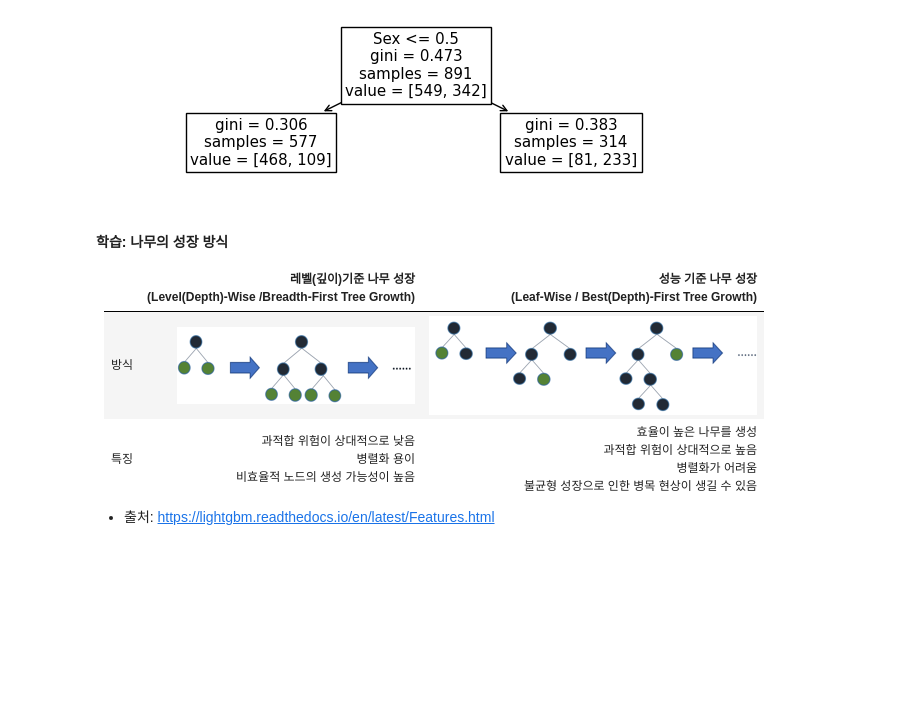
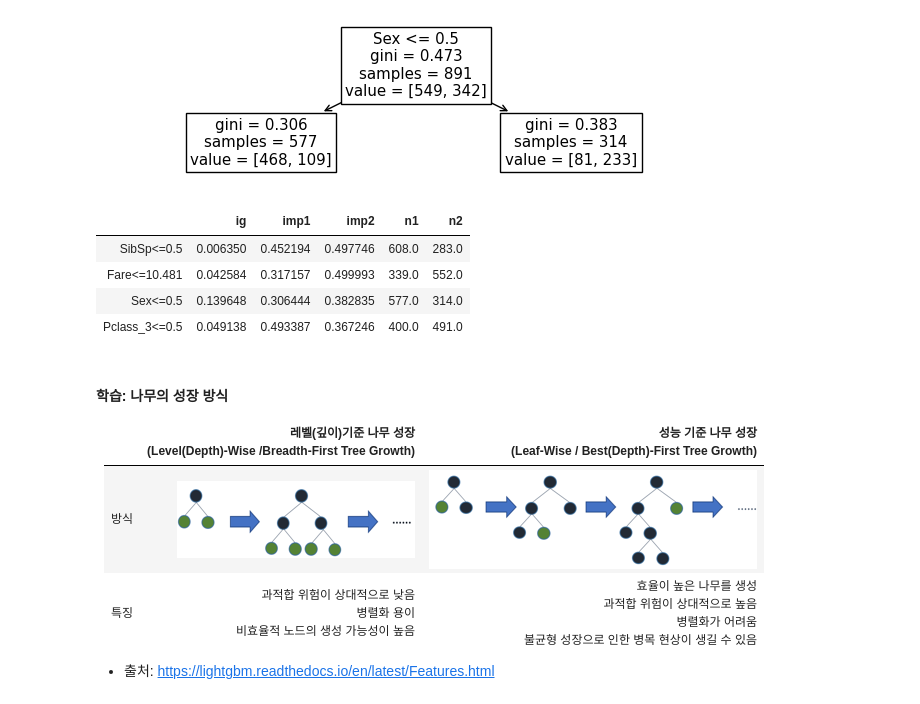
Before and after one commit to sunkusun9/DS_Lv3_elearning, a Jupyter notebook: 13. 비모수적 모델.ipynb, the cells around one changed output. Saved outputs shown, nothing was run; the diff lists cells and outputs as text; code cells hidden in the pictures; blank space fills up the shorter version.

```diff
--- a/13. 비모수적 모델.ipynb
+++ b/13. 비모수적 모델.ipynb
@@ -432,7 +434,8 @@ def ig(df, col, imp_func):
         df_right['n'].rename('n2')
     ], axis=1)
 # %%
-df_imp = ig(df_titanic, 'Pclass_1', entropy)
+df_imp = ig(df_titanic['Pclass_1'], df_titanic['Survived'], entropy)
+display(df_imp)
 # 최대 불순도 감소를 보인 분기점을 구합니다.
 df_imp.loc[df_imp['ig'].idxmax()]
 # %% [output]
@@ -446,7 +452,9 @@ Name: (-inf, 0.5], dtype: float64
 max_ig = list()
 # 모든 변수에서 최적의 분기점(불순도 감소가 가장 큰)을 구합니다.
 for i in X_all:
-    df_imp = ig(df_titanic, i, gini)
+    df_imp = ig(df_titanic[i], df_titanic['Survived'], gini)
+    if df_imp is None:
+        continue
     midx = df_imp['ig'].idxmax()
     max_ig.append(
         df_imp.loc[midx].rename(i + '<=' + str(midx.right))
@@ -484,3 +496,39 @@ plot_tree(clf_dt, feature_names=X_all)
 plt.show()
 # %% [output]
 [figure]
+# %%
+# Tree의 성장 루틴을 위해
+
+def make_split(X, y, imp_func, depth, params):
+    if 'max_depth' in params and params.get('max_depth') < depth:
+        return None
+    if params.get('min_samples_split', 2) >= len(X):
+        return None
+    max_ig = list()
+    # 모든 변수에서 최적의 분기점(불순도 감소가 가장 큰)을 구합니다.
+    for i in X.columns:
+        df_imp = ig(X[i], y, imp_func)
+        if df_imp is None:
+            continue
+        midx = df_imp['ig'].idxmax()
+        max_ig.append(
+            df_imp.loc[midx].rename(i + '<=' + str(midx.right))
+        )
+    if len(max_ig) == 0:
+        return None
+    qry = 'ig > 0'
+    if 'min_samples_leaf' in params:
+        v = params.get('min_samples_leaf', 1)
+        qry += 'and n1 >= {} and n2 >= {}'.format(v, v)
+    df_split = pd.concat(max_ig, axis=1).T.query(qry)
+    if len(df_split) == 0:
+        return None
+    return df_split
+df_split = make_split(df_titanic[X_all], df_titanic['Survived'], gini, 1, {'min_samples_leaf': 256})
+df_split
+# %% [output]
+|  | ig | imp1 | imp2 | n1 | n2 |
+| SibSp<=0.5 | 0.006350 | 0.452194 | 0.497746 | 608.0 | 283.0 |
+| Fare<=10.481 | 0.042584 | 0.317157 | 0.499993 | 339.0 | 552.0 |
+| Sex<=0.5 | 0.139648 | 0.306444 | 0.382835 | 577.0 | 314.0 |
+| Pclass_3<=0.5 | 0.049138 | 0.493387 | 0.367246 | 400.0 | 491.0 |
```
Also changed, not shown: parts of 12 cells of this notebook.
